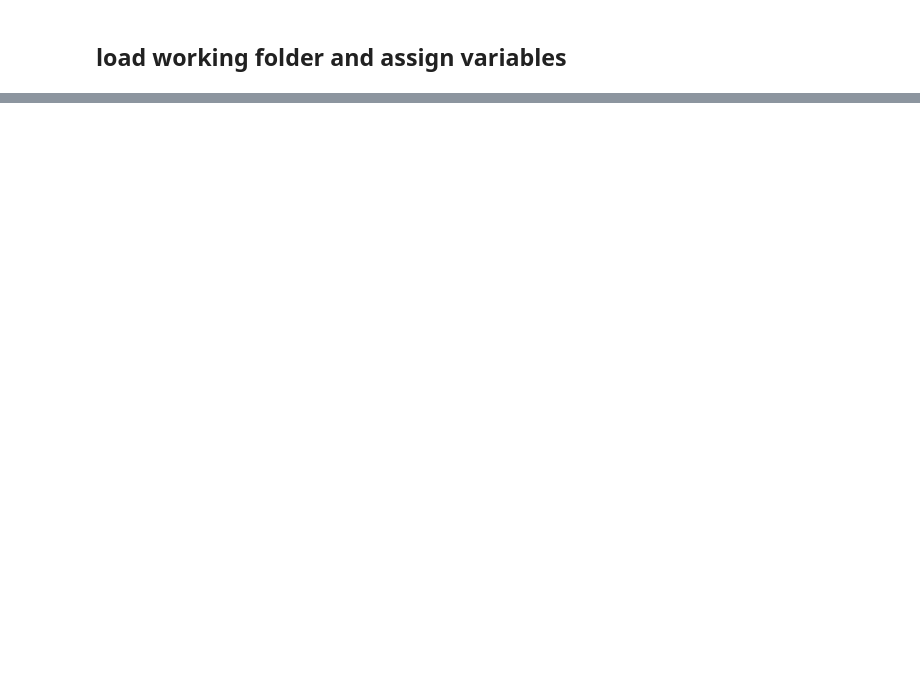
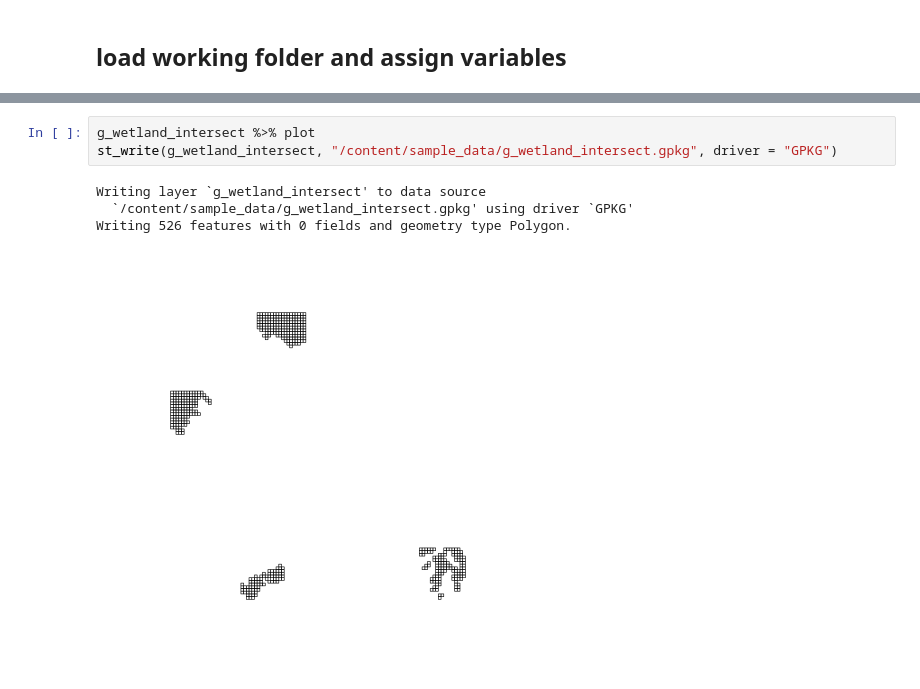
Before and after one commit to MadmanMarble/Planet_U-NET, a Jupyter notebook: AOI_make_grid.ipynb, the cells around one changed output, grey strips where cells are left out. Saved outputs shown, nothing was run; the diff lists cells and outputs as text; blank space fills up the shorter version.

```diff
--- a/AOI_make_grid.ipynb
+++ b/AOI_make_grid.ipynb
@@ -176,0 +397,8 @@ g_intersect %>% plot
+# %%
+g_wetland_intersect %>% plot
+st_write(g_wetland_intersect, "/content/sample_data/g_wetland_intersect.gpkg", driver = "GPKG")
+# %% [output]
+Writing layer `g_wetland_intersect' to data source
+  `/content/sample_data/g_wetland_intersect.gpkg' using driver `GPKG'
+Writing 526 features with 0 fields and geometry type Polygon.
+[figure, added]
```
Also changed, not shown: parts of 31 cells of this notebook.
